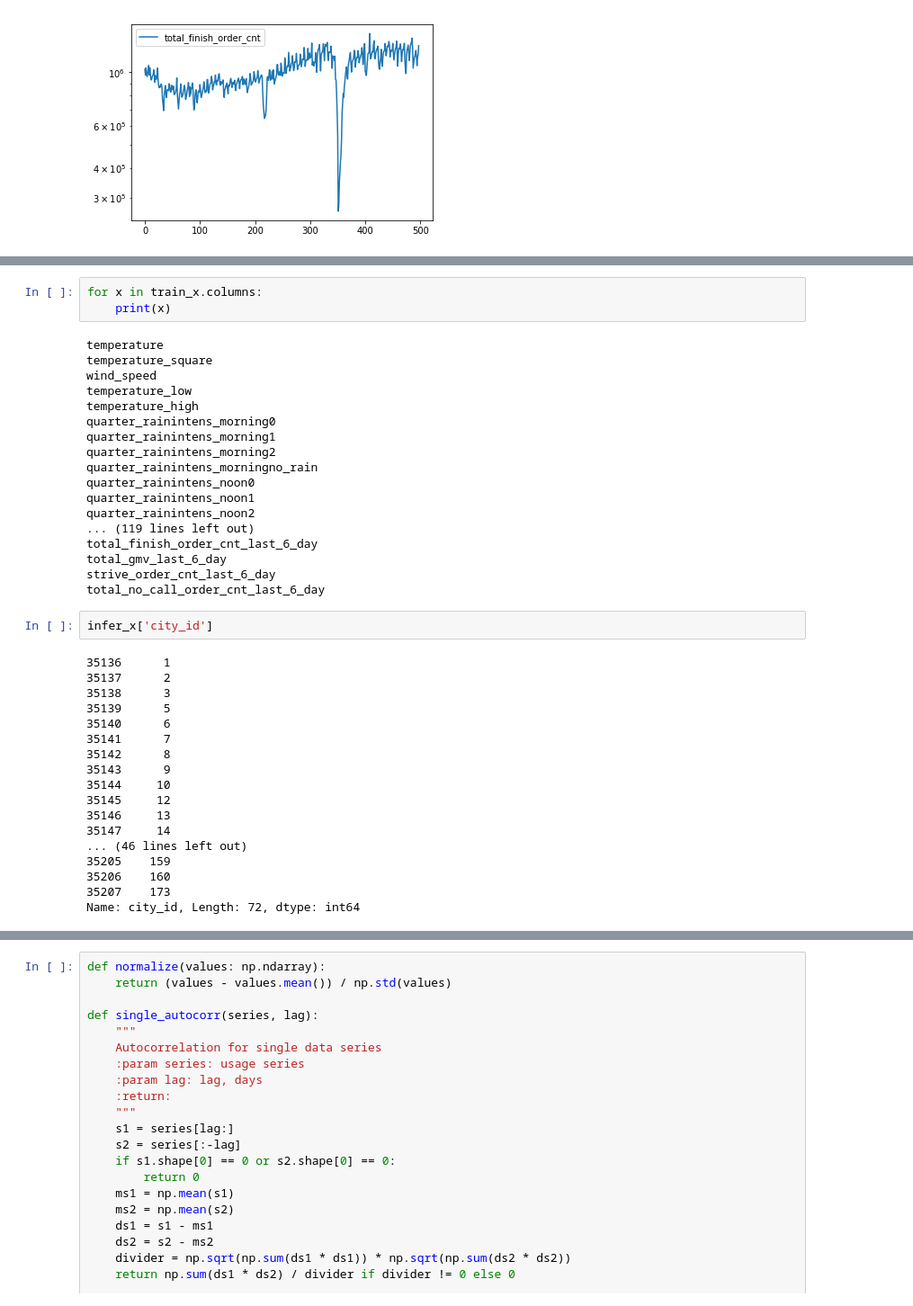
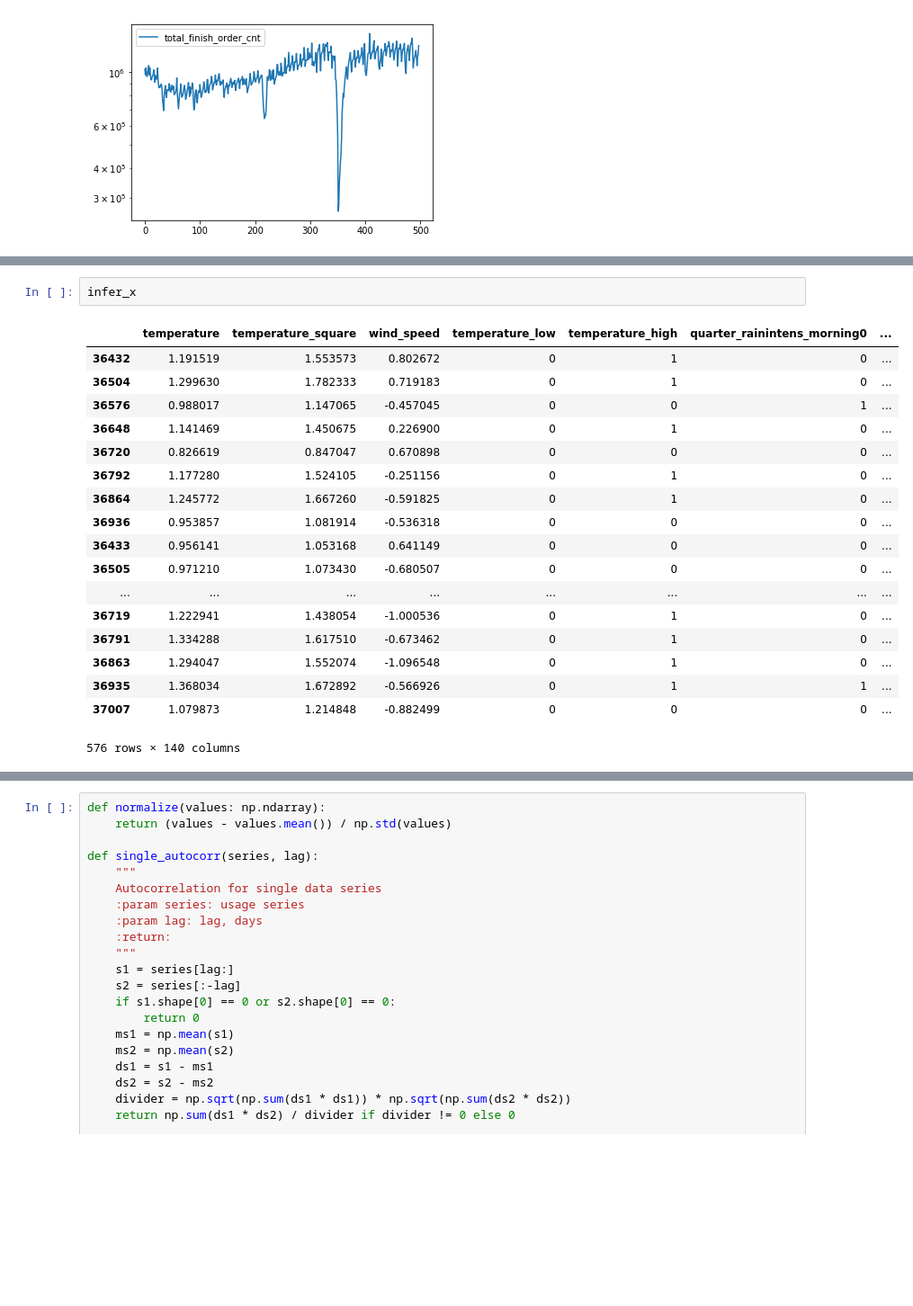
Before and after one commit to Dickensli/RNN_GMV_prediction, a Jupyter notebook: Untitled.ipynb, the cells around one changed output, grey strips where cells are left out. Shown at 90% size. Saved outputs shown, nothing was run; the diff lists cells and outputs as text; blank space fills up the shorter version.

```diff
--- a/Untitled.ipynb
+++ b/Untitled.ipynb
@@ -107,41 +277,21 @@ df
-# %%
-for x in train_x.columns:
-    print(x)
-# %% [output]
-temperature
-temperature_square
-wind_speed
-temperature_low
-temperature_high
-quarter_rainintens_morning0
-quarter_rainintens_morning1
-quarter_rainintens_morning2
-quarter_rainintens_morningno_rain
-quarter_rainintens_noon0
-quarter_rainintens_noon1
-quarter_rainintens_noon2
-... (119 lines left out)
-total_finish_order_cnt_last_6_day
-total_gmv_last_6_day
-strive_order_cnt_last_6_day
-total_no_call_order_cnt_last_6_day
 # %%
-infer_x['city_id']
+infer_x
 # %% [output]
+|  | temperature | temperature_square | wind_speed | temperature_low | temperature_high | quarter_rainintens_morning0 | ... |
+| 36432 | 1.191519 | 1.553573 | 0.802672 | 0 | 1 | 0 | ... |
+| 36504 | 1.299630 | 1.782333 | 0.719183 | 0 | 1 | 0 | ... |
+| 36576 | 0.988017 | 1.147065 | -0.457045 | 0 | 0 | 1 | ... |
+| 36648 | 1.141469 | 1.450675 | 0.226900 | 0 | 1 | 0 | ... |
+| 36720 | 0.826619 | 0.847047 | 0.670898 | 0 | 0 | 0 | ... |
+| 36792 | 1.177280 | 1.524105 | -0.251156 | 0 | 1 | 0 | ... |
+| 36864 | 1.245772 | 1.667260 | -0.591825 | 0 | 1 | 0 | ... |
+| 36936 | 0.953857 | 1.081914 | -0.536318 | 0 | 0 | 0 | ... |
+| 36433 | 0.956141 | 1.053168 | 0.641149 | 0 | 0 | 0 | ... |
+| 36505 | 0.971210 | 1.073430 | -0.680507 | 0 | 0 | 0 | ... |
+| ... | ... | ... | ... | ... | ... | ... | ... |
+| 36719 | 1.222941 | 1.438054 | -1.000536 | 0 | 1 | 0 | ... |
+| 36791 | 1.334288 | 1.617510 | -0.673462 | 0 | 1 | 0 | ... |
+| 36863 | 1.294047 | 1.552074 | -1.096548 | 0 | 1 | 0 | ... |
+| 36935 | 1.368034 | 1.672892 | -0.566926 | 0 | 1 | 1 | ... |
+| 37007 | 1.079873 | 1.214848 | -0.882499 | 0 | 0 | 0 | ... |
-35136      1
-35137      2
-35138      3
-35139      5
-35140      6
-35141      7
-35142      8
-35143      9
-35144     10
-35145     12
-35146     13
-35147     14
-... (46 lines left out)
-35205    159
-35206    160
-35207    173
-Name: city_id, Length: 72, dtype: int64
+576 rows × 140 columns
```
Also changed, not shown: parts of 16 cells of this notebook, 7 other files.
